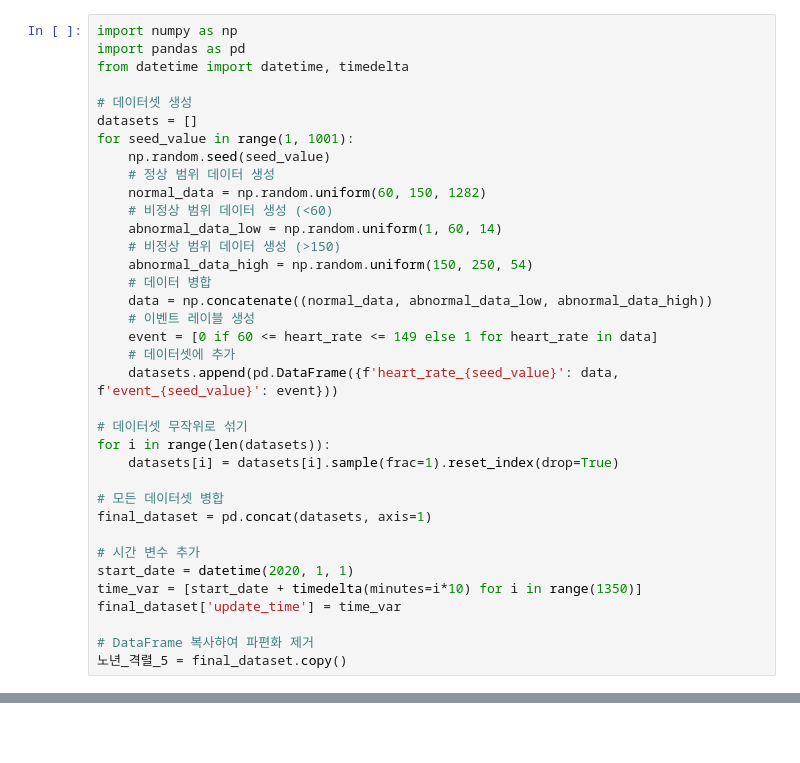
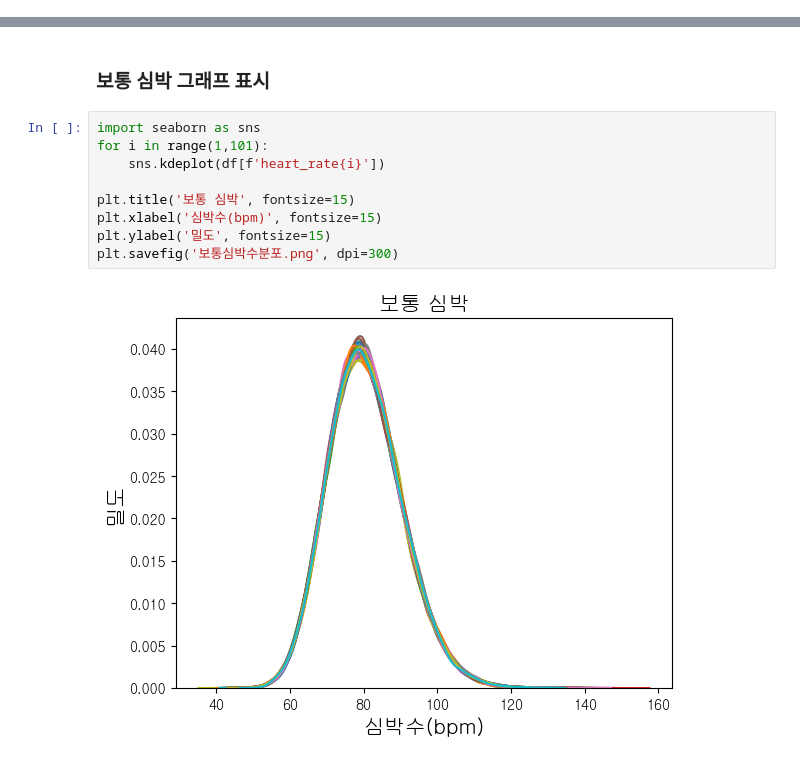
Before and after one commit to tabjun/Anomaly-Detection, a Jupyter notebook: 논문용/data/시뮬레이션 데이터 셋.ipynb, the cells around one changed output, grey strips where cells are left out. Saved outputs shown, nothing was run; the diff lists cells and outputs as text; blank space fills up the shorter version.

```diff
--- a/논문용/data/시뮬레이션 데이터 셋.ipynb
+++ b/논문용/data/시뮬레이션 데이터 셋.ipynb
@@ -5,36 +0,0 @@
-# %%
-import numpy as np
-import pandas as pd
-from datetime import datetime, timedelta
-
-# 데이터셋 생성
-datasets = []
-for seed_value in range(1, 1001):
-    np.random.seed(seed_value)
-    # 정상 범위 데이터 생성
-    normal_data = np.random.uniform(60, 150, 1282)
-    # 비정상 범위 데이터 생성 (<60)
-    abnormal_data_low = np.random.uniform(1, 60, 14)
-    # 비정상 범위 데이터 생성 (>150)
-    abnormal_data_high = np.random.uniform(150, 250, 54)
-    # 데이터 병합
-    data = np.concatenate((normal_data, abnormal_data_low, abnormal_data_high))
-    # 이벤트 레이블 생성
-    event = [0 if 60 <= heart_rate <= 149 else 1 for heart_rate in data]
-    # 데이터셋에 추가
-    datasets.append(pd.DataFrame({f'heart_rate_{seed_value}': data, f'event_{seed_value}': event}))
-
-# 데이터셋 무작위로 섞기
-for i in range(len(datasets)):
-    datasets[i] = datasets[i].sample(frac=1).reset_index(drop=True)
-
-# 모든 데이터셋 병합
-final_dataset = pd.concat(datasets, axis=1)
-
-# 시간 변수 추가
-start_date = datetime(2020, 1, 1)
-time_var = [start_date + timedelta(minutes=i*10) for i in range(1350)]
-final_dataset['update_time'] = time_var
-
-# DataFrame 복사하여 파편화 제거
-노년_격렬_5 = final_dataset.copy()
@@ -40,0 +179,13 @@ final_dataset['update_time'] = time_var
+# %% [markdown]
+### 보통 심박 그래프 표시
+# %%
+import seaborn as sns
+for i in range(1,101):
+    sns.kdeplot(df[f'heart_rate{i}'])
+
+plt.title('보통 심박', fontsize=15)
+plt.xlabel('심박수(bpm)', fontsize=15)
+plt.ylabel('밀도', fontsize=15)
+plt.savefig('보통심박수분포.png', dpi=300)
+# %% [output]
+[figure, added]
```
Also changed, not shown: parts of 37 cells of this notebook, 1 other file.
